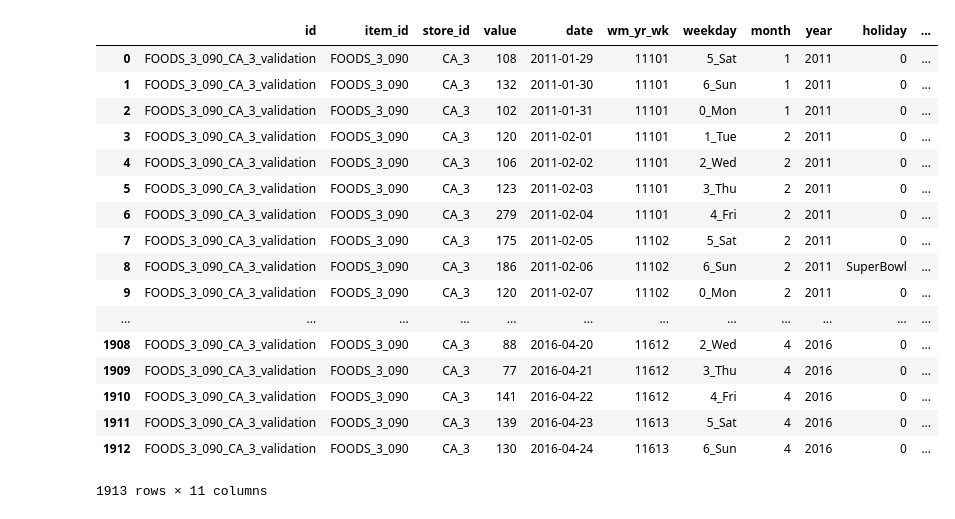
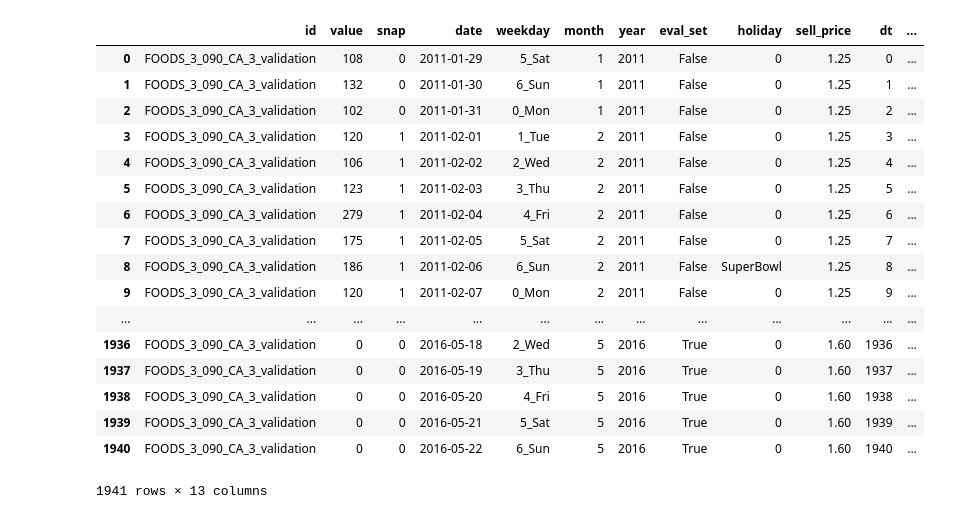
Before and after one commit to AnthonyGachuru/Kaggle_M5_Forecasting, a Jupyter notebook: Untitled.ipynb, the cells around one changed output. Cells and saved outputs as stored; diff of their text form; code cells hidden in the pictures.

```diff
--- a/Untitled.ipynb
+++ b/Untitled.ipynb
@@ -17,30 +18,38 @@ id = sorted_products.index[0]
 df = filter_product(df_raw, id)
 # %%
 df = unpivot_weeks(df)
+# %%
+df = join_snaps(df, snaps)
 # %%
 df = join_dates(df, mapping_calendar)
+# %%
+df = tag_train_eval(df)
 # %%
 df = join_holidays(df, holidays)
 # %%
 df = join_prices(df, price)
+# %%
+df = include_diff_dates(df)
+# %%
+df, boxcox_lambda = boxcox_transform(df)
 # %%
-df, boxcox_am
+df
 # %% [output]
-|  | id | item_id | store_id | value | date | wm_yr_wk | weekday | month | year | holiday | ... |
-| 0 | FOODS_3_090_CA_3_validation | FOODS_3_090 | CA_3 | 108 | 2011-01-29 | 11101 | 5_Sat | 1 | 2011 | 0 | ... |
-| 1 | FOODS_3_090_CA_3_validation | FOODS_3_090 | CA_3 | 132 | 2011-01-30 | 11101 | 6_Sun | 1 | 2011 | 0 | ... |
-| 2 | FOODS_3_090_CA_3_validation | FOODS_3_090 | CA_3 | 102 | 2011-01-31 | 11101 | 0_Mon | 1 | 2011 | 0 | ... |
-| 3 | FOODS_3_090_CA_3_validation | FOODS_3_090 | CA_3 | 120 | 2011-02-01 | 11101 | 1_Tue | 2 | 2011 | 0 | ... |
-| 4 | FOODS_3_090_CA_3_validation | FOODS_3_090 | CA_3 | 106 | 2011-02-02 | 11101 | 2_Wed | 2 | 2011 | 0 | ... |
-| 5 | FOODS_3_090_CA_3_validation | FOODS_3_090 | CA_3 | 123 | 2011-02-03 | 11101 | 3_Thu | 2 | 2011 | 0 | ... |
-| 6 | FOODS_3_090_CA_3_validation | FOODS_3_090 | CA_3 | 279 | 2011-02-04 | 11101 | 4_Fri | 2 | 2011 | 0 | ... |
-| 7 | FOODS_3_090_CA_3_validation | FOODS_3_090 | CA_3 | 175 | 2011-02-05 | 11102 | 5_Sat | 2 | 2011 | 0 | ... |
-| 8 | FOODS_3_090_CA_3_validation | FOODS_3_090 | CA_3 | 186 | 2011-02-06 | 11102 | 6_Sun | 2 | 2011 | SuperBowl | ... |
-| 9 | FOODS_3_090_CA_3_validation | FOODS_3_090 | CA_3 | 120 | 2011-02-07 | 11102 | 0_Mon | 2 | 2011 | 0 | ... |
-| ... | ... | ... | ... | ... | ... | ... | ... | ... | ... | ... | ... |
-| 1908 | FOODS_3_090_CA_3_validation | FOODS_3_090 | CA_3 | 88 | 2016-04-20 | 11612 | 2_Wed | 4 | 2016 | 0 | ... |
-| 1909 | FOODS_3_090_CA_3_validation | FOODS_3_090 | CA_3 | 77 | 2016-04-21 | 11612 | 3_Thu | 4 | 2016 | 0 | ... |
-| 1910 | FOODS_3_090_CA_3_validation | FOODS_3_090 | CA_3 | 141 | 2016-04-22 | 11612 | 4_Fri | 4 | 2016 | 0 | ... |
-| 1911 | FOODS_3_090_CA_3_validation | FOODS_3_090 | CA_3 | 139 | 2016-04-23 | 11613 | 5_Sat | 4 | 2016 | 0 | ... |
-| 1912 | FOODS_3_090_CA_3_validation | FOODS_3_090 | CA_3 | 130 | 2016-04-24 | 11613 | 6_Sun | 4 | 2016 | 0 | ... |
+|  | id | value | snap | date | weekday | month | year | eval_set | holiday | sell_price | dt | ... |
+| 0 | FOODS_3_090_CA_3_validation | 108 | 0 | 2011-01-29 | 5_Sat | 1 | 2011 | False | 0 | 1.25 | 0 | ... |
+| 1 | FOODS_3_090_CA_3_validation | 132 | 0 | 2011-01-30 | 6_Sun | 1 | 2011 | False | 0 | 1.25 | 1 | ... |
+| 2 | FOODS_3_090_CA_3_validation | 102 | 0 | 2011-01-31 | 0_Mon | 1 | 2011 | False | 0 | 1.25 | 2 | ... |
+| 3 | FOODS_3_090_CA_3_validation | 120 | 1 | 2011-02-01 | 1_Tue | 2 | 2011 | False | 0 | 1.25 | 3 | ... |
+| 4 | FOODS_3_090_CA_3_validation | 106 | 1 | 2011-02-02 | 2_Wed | 2 | 2011 | False | 0 | 1.25 | 4 | ... |
+| 5 | FOODS_3_090_CA_3_validation | 123 | 1 | 2011-02-03 | 3_Thu | 2 | 2011 | False | 0 | 1.25 | 5 | ... |
+| 6 | FOODS_3_090_CA_3_validation | 279 | 1 | 2011-02-04 | 4_Fri | 2 | 2011 | False | 0 | 1.25 | 6 | ... |
+| 7 | FOODS_3_090_CA_3_validation | 175 | 1 | 2011-02-05 | 5_Sat | 2 | 2011 | False | 0 | 1.25 | 7 | ... |
+| 8 | FOODS_3_090_CA_3_validation | 186 | 1 | 2011-02-06 | 6_Sun | 2 | 2011 | False | SuperBowl | 1.25 | 8 | ... |
+| 9 | FOODS_3_090_CA_3_validation | 120 | 1 | 2011-02-07 | 0_Mon | 2 | 2011 | False | 0 | 1.25 | 9 | ... |
+| ... | ... | ... | ... | ... | ... | ... | ... | ... | ... | ... | ... | ... |
+| 1936 | FOODS_3_090_CA_3_validation | 0 | 0 | 2016-05-18 | 2_Wed | 5 | 2016 | True | 0 | 1.60 | 1936 | ... |
+| 1937 | FOODS_3_090_CA_3_validation | 0 | 0 | 2016-05-19 | 3_Thu | 5 | 2016 | True | 0 | 1.60 | 1937 | ... |
+| 1938 | FOODS_3_090_CA_3_validation | 0 | 0 | 2016-05-20 | 4_Fri | 5 | 2016 | True | 0 | 1.60 | 1938 | ... |
+| 1939 | FOODS_3_090_CA_3_validation | 0 | 0 | 2016-05-21 | 5_Sat | 5 | 2016 | True | 0 | 1.60 | 1939 | ... |
+| 1940 | FOODS_3_090_CA_3_validation | 0 | 0 | 2016-05-22 | 6_Sun | 5 | 2016 | True | 0 | 1.60 | 1940 | ... |
-1913 rows × 11 columns
+1941 rows × 13 columns
```
Also changed, not shown: parts of 6 cells of this notebook, 1 other file.
